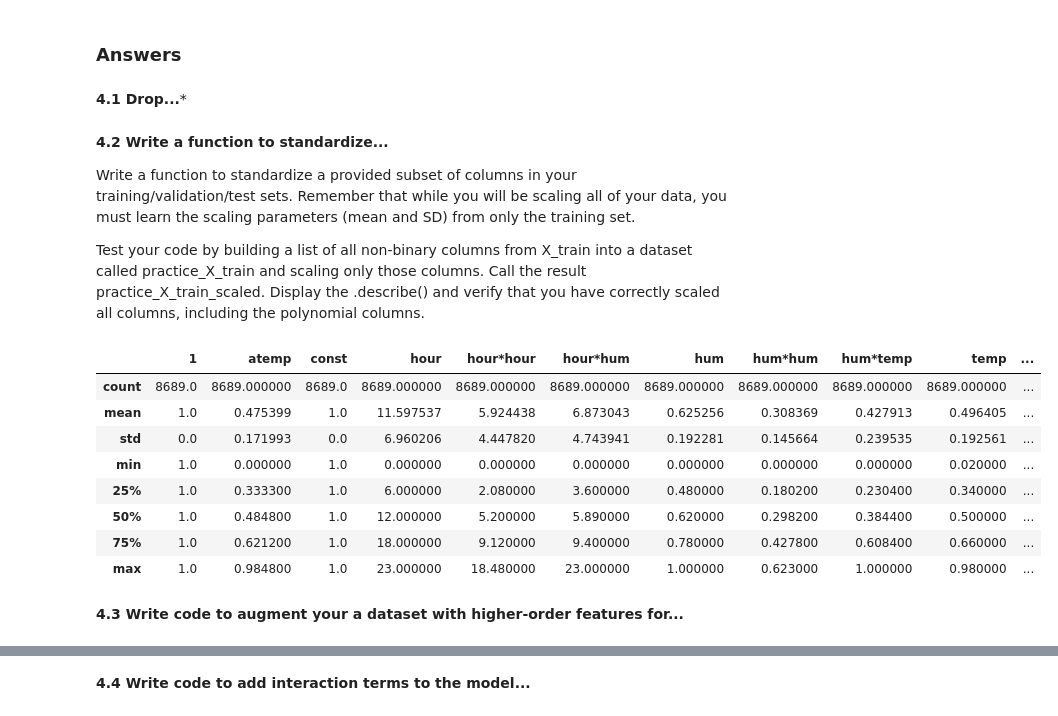
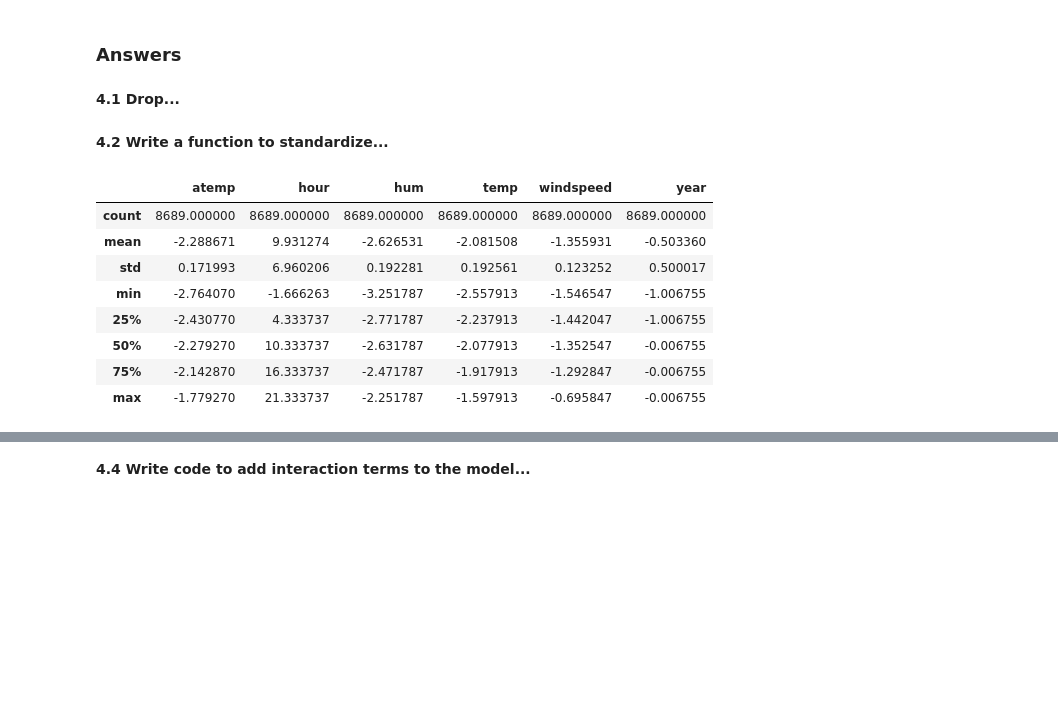
Before and after one commit to katiegrosch/2019-CS109A, a Jupyter notebook: content/homeworks/cs109a_hw3_209/cs109a_hw3.ipynb, the cells around one changed output, grey strips where cells are left out. Cells and saved outputs as stored; diff of their text form; code cells hidden in the pictures; blank space fills up the shorter version.

```diff
--- a/content/homeworks/cs109a_hw3_209/cs109a_hw3.ipynb
+++ b/content/homeworks/cs109a_hw3_209/cs109a_hw3.ipynb
@@ -544,36 +544,30 @@ Encapsulate this process as a function with appropriate inputs and outputs, and
 # %% [markdown]
 ### Answers
 # %% [markdown]
-**4.1 Drop...***
+**4.1 Drop...**
 # %%
 BSS_train = BSS_train.drop(['workingday','atemp','spring','summer','fall'],axis=1)
-# %% [markdown]
-**4.2 Write a function to standardize...**
-
-Write a function to standardize a provided subset of columns in your training/validation/test sets. Remember that while you will be scaling all of your data, you must learn the scaling parameters (mean and SD) from only the training set.
-
-Test your code by building a list of all non-binary columns from X_train into a dataset called practice_X_train and scaling only those columns. Call the result practice_X_train_scaled. Display the .describe() and verify that you have correctly scaled all columns, including the polynomial columns.
+# %% [markdown]
+**4.2 Write a function to standardize...**
 # %%
 def standardize(columns):
+    columns = columns.apply(lambda x: x - columns.mean()/columns.std(), axis=1)
     return columns
 
-practice_X_train = X_train_poly[X_train_poly.columns.difference(['holiday', 'workingday','Feb', 'Mar', 'Apr',
+practice_X_train = X_train[X_train.columns.difference(['holiday', 'workingday','Feb', 'Mar', 'Apr',
        'May', 'Jun', 'Jul', 'Aug', 'Sept', 'Oct', 'Nov', 'Dec', 'spring',
        'summer', 'fall', 'Mon', 'Tue', 'Wed', 'Thu', 'Fri', 'Sat',
-       'Cloudy', 'Snow', 'Storm'])]
+       'Cloudy', 'Snow', 'Storm','const'])]
 
 practice_X_train_scaled = standardize(practice_X_train)
-
 practice_X_train_scaled.describe()
 # %% [output]
-|  | 1 | atemp | const | hour | hour*hour | hour*hum | hum | hum*hum | hum*temp | temp | ... |
-| count | 8689.0 | 8689.000000 | 8689.0 | 8689.000000 | 8689.000000 | 8689.000000 | 8689.000000 | 8689.000000 | 8689.000000 | 8689.000000 | ... |
-| mean | 1.0 | 0.475399 | 1.0 | 11.597537 | 5.924438 | 6.873043 | 0.625256 | 0.308369 | 0.427913 | 0.496405 | ... |
-| std | 0.0 | 0.171993 | 0.0 | 6.960206 | 4.447820 | 4.743941 | 0.192281 | 0.145664 | 0.239535 | 0.192561 | ... |
-| min | 1.0 | 0.000000 | 1.0 | 0.000000 | 0.000000 | 0.000000 | 0.000000 | 0.000000 | 0.000000 | 0.020000 | ... |
-| 25% | 1.0 | 0.333300 | 1.0 | 6.000000 | 2.080000 | 3.600000 | 0.480000 | 0.180200 | 0.230400 | 0.340000 | ... |
-| 50% | 1.0 | 0.484800 | 1.0 | 12.000000 | 5.200000 | 5.890000 | 0.620000 | 0.298200 | 0.384400 | 0.500000 | ... |
-| 75% | 1.0 | 0.621200 | 1.0 | 18.000000 | 9.120000 | 9.400000 | 0.780000 | 0.427800 | 0.608400 | 0.660000 | ... |
-| max | 1.0 | 0.984800 | 1.0 | 23.000000 | 18.480000 | 23.000000 | 1.000000 | 0.623000 | 1.000000 | 0.980000 | ... |
+|  | atemp | hour | hum | temp | windspeed | year |
+| count | 8689.000000 | 8689.000000 | 8689.000000 | 8689.000000 | 8689.000000 | 8689.000000 |
+| mean | -2.288671 | 9.931274 | -2.626531 | -2.081508 | -1.355931 | -0.503360 |
+| std | 0.171993 | 6.960206 | 0.192281 | 0.192561 | 0.123252 | 0.500017 |
+| min | -2.764070 | -1.666263 | -3.251787 | -2.557913 | -1.546547 | -1.006755 |
+| 25% | -2.430770 | 4.333737 | -2.771787 | -2.237913 | -1.442047 | -1.006755 |
+| 50% | -2.279270 | 10.333737 | -2.631787 | -2.077913 | -1.352547 | -0.006755 |
+| 75% | -2.142870 | 16.333737 | -2.471787 | -1.917913 | -1.292847 | -0.006755 |
+| max | -1.779270 | 21.333737 | -2.251787 | -1.597913 | -0.695847 | -0.006755 |
-# %% [markdown]
-**4.3 Write code to augment your a dataset with higher-order features for...**
```
Also changed, not shown: parts of 6 cells of this notebook.
